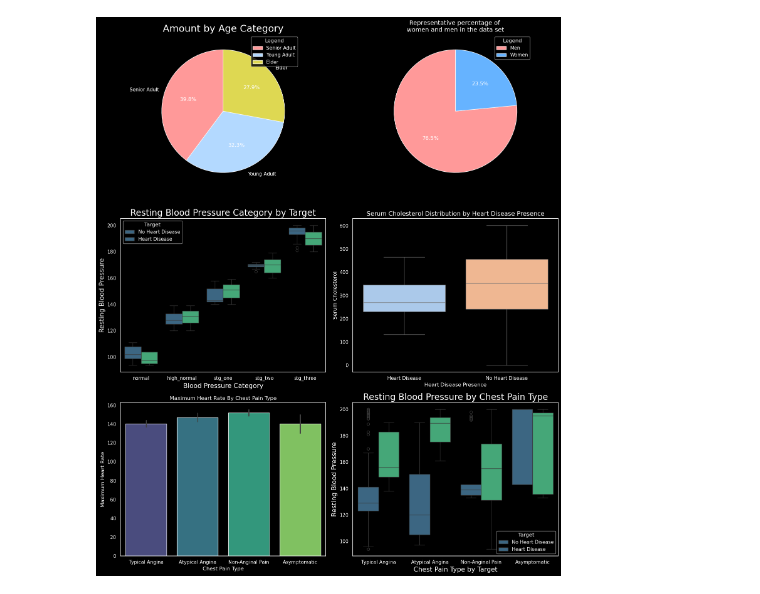
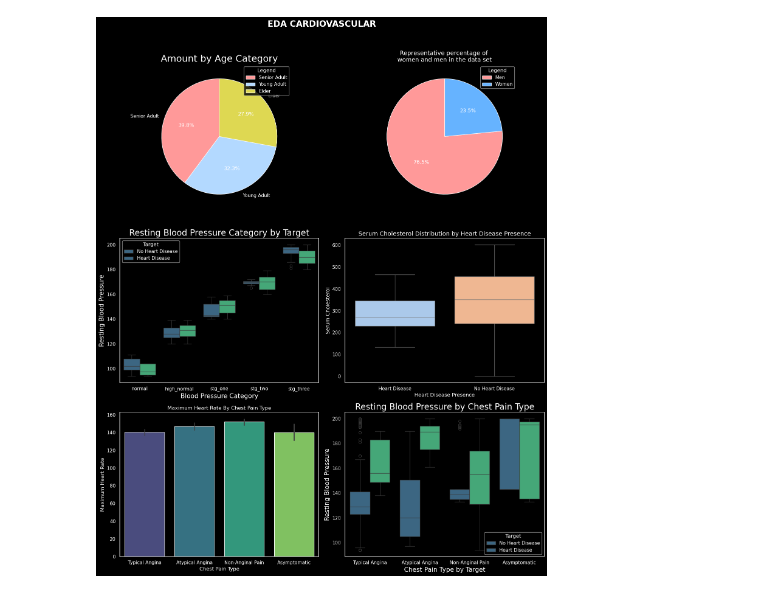
Before and after one commit to antonio-xrp/Data-Analysis-Portfolio, a Jupyter notebook: notebooks/0.2_EDA_cardiovascular_analysis/0.3_static_dashboard.ipynb, the cells around one changed output. Cells and saved outputs as stored; diff of their text form; code cells hidden in the pictures.

```diff
--- a/notebooks/0.2_EDA_cardiovascular_analysis/0.3_static_dashboard.ipynb
+++ b/notebooks/0.2_EDA_cardiovascular_analysis/0.3_static_dashboard.ipynb
@@ -55,31 +55,33 @@ axes[2].legend(title='Target', labels=['No Heart Disease', 'Heart Disease'], loc
 
 
 # Gráfico 4
 
 sns.boxplot(x='target', y='serumcholestrol', data=df, palette='pastel', ax=axes[3])
 axes[3].set_title('Serum Cholesterol Distribution by Heart Disease Presence', fontsize=14)
 axes[3].set_xlabel('Heart Disease Presence')
 axes[3].set_ylabel('Serum Cholesterol')
 axes[3].set_xticks(ticks=[0, 1], labels=['Heart Disease', 'No Heart Disease']) #blue yes, orange no
 
 # Gráfico 5
 sns.barplot(x='chestpain', y='maxheartrate', data=df, palette='viridis', ax=axes[4])
 axes[4].set_title('Maximum Heart Rate By Chest Pain Type')
 axes[4].set_xlabel('Chest Pain Type')
 axes[4].set_xticks(ticks=[0, 1, 2, 3], labels=['Typical Angina', 'Atypical Angina', 'Non-Anginal Pain', 'Asymptomatic'])
 axes[4].set_ylabel('Maximum Heart Rate')
 
 # Grafico 6
 sns.boxplot(data=df,x='chestpain',y='restingBP',palette='viridis',
             hue='target',ax=axes[5])
 
 axes[5].set_title('Resting Blood Pressure by Chest Pain Type', fontsize=20)
 axes[5].set_xlabel('Chest Pain Type by Target', fontsize=15)
 axes[5].set_xticks(ticks=[0, 1, 2, 3], labels=['Typical Angina', 'Atypical Angina', 'Non-Anginal Pain', 'Asymptomatic'])
 axes[5].set_ylabel('Resting Blood Pressure', fontsize=15)
 axes[5].legend(title='Target', labels=['No Heart Disease', 'Heart Disease'], loc='lower right')
 
+
+fig.suptitle("EDA CARDIOVASCULAR", fontsize=20, fontweight="bold", y=1.02)
 plt.tight_layout()
 plt.show()
 # %% [output]
-[figure, old version]
+[figure, new version]
```
